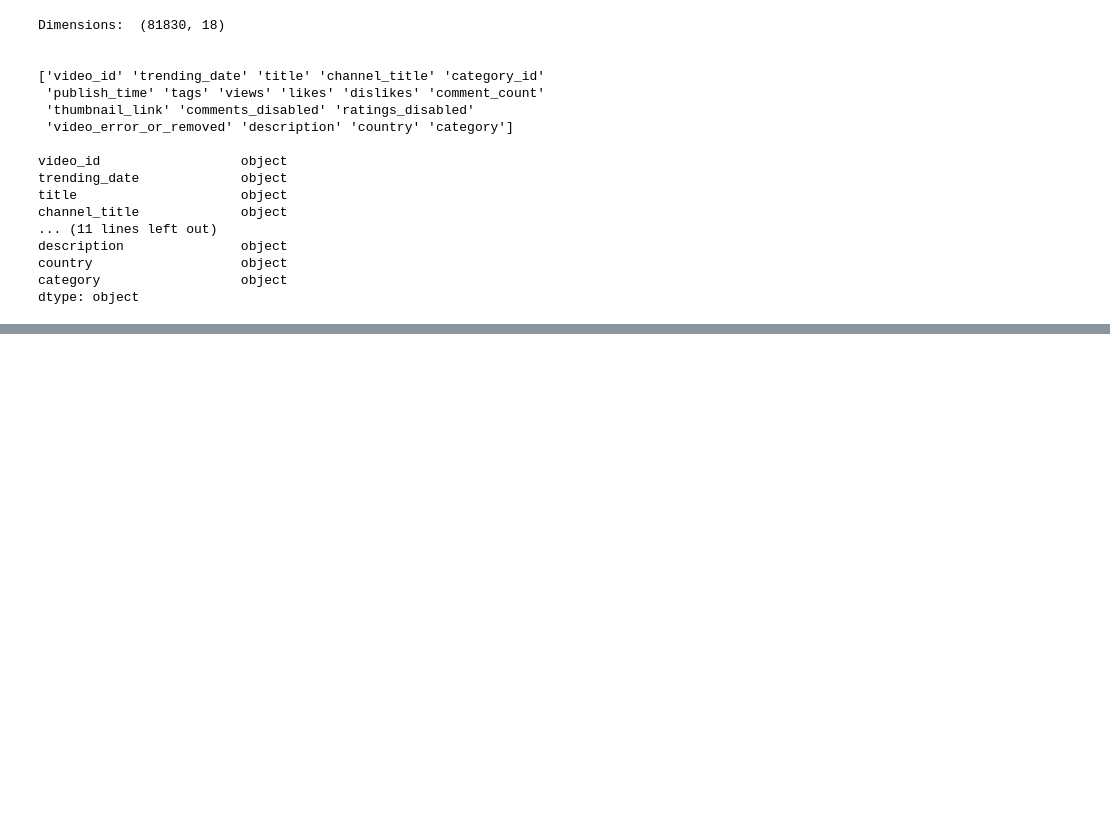
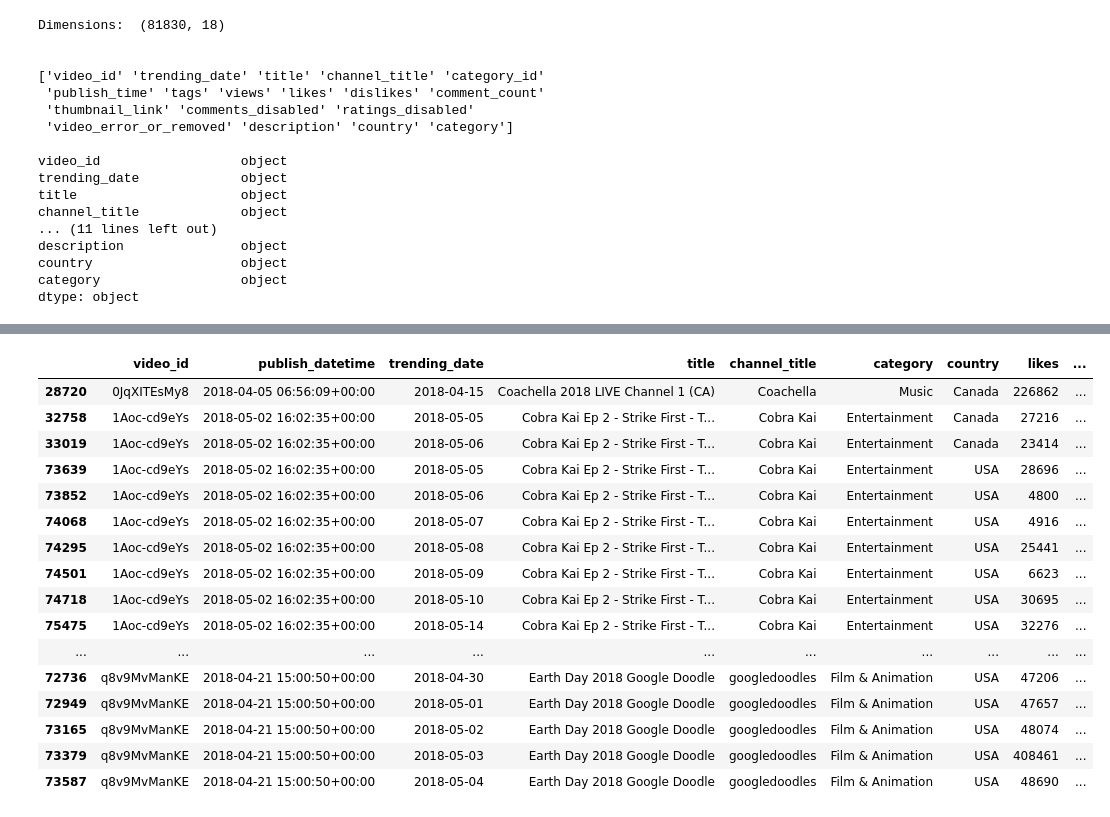
Before and after one commit to Thampi-hub/Springboard_RT, a Jupyter notebook: Capstone_2/2_DataWrangling/readData.ipynb, the cells around one changed output, grey strips where cells are left out. Cells and saved outputs as stored; diff of their text form; code cells hidden in the pictures; blank space fills up the shorter version.

```diff
--- a/Capstone_2/2_DataWrangling/readData.ipynb
+++ b/Capstone_2/2_DataWrangling/readData.ipynb
@@ -108 +99,29 @@ clData = allData[allData.index.isin(clean_idx)]
+# %%
+deleted_id = allData[allData.title=="Deleted video"]["video_id"].unique()
+# allData[allData.video_id.isin(deleted_id)]
+
+err_rem_id = allData[allData.video_error_or_removed]["video_id"].unique()
+# allData[allData.video_id.isin(err_rem_id)]
+
+uniq_err_id = ['KjSSU1trCug','0JqXITEsMy8','q8v9MvManKE','BEePFpC9qG8','1Aoc-cd9eYs','RK_B4Ez4_5Q']
+allData[allData.video_id.isin(uniq_err_id)].sort_values(["video_id","country","publish_datetime","trending_date"])
+# print(deleted_id, "\n\n", err_rem_id)
+# %% [output]
+|  | video_id | publish_datetime | trending_date | title | channel_title | category | country | likes | ... |
+| 28720 | 0JqXITEsMy8 | 2018-04-05 06:56:09+00:00 | 2018-04-15 | Coachella 2018 LIVE Channel 1 (CA) | Coachella | Music | Canada | 226862 | ... |
+| 32758 | 1Aoc-cd9eYs | 2018-05-02 16:02:35+00:00 | 2018-05-05 | Cobra Kai Ep 2 - Strike First - T... | Cobra Kai | Entertainment | Canada | 27216 | ... |
+| 33019 | 1Aoc-cd9eYs | 2018-05-02 16:02:35+00:00 | 2018-05-06 | Cobra Kai Ep 2 - Strike First - T... | Cobra Kai | Entertainment | Canada | 23414 | ... |
+| 73639 | 1Aoc-cd9eYs | 2018-05-02 16:02:35+00:00 | 2018-05-05 | Cobra Kai Ep 2 - Strike First - T... | Cobra Kai | Entertainment | USA | 28696 | ... |
+| 73852 | 1Aoc-cd9eYs | 2018-05-02 16:02:35+00:00 | 2018-05-06 | Cobra Kai Ep 2 - Strike First - T... | Cobra Kai | Entertainment | USA | 4800 | ... |
+| 74068 | 1Aoc-cd9eYs | 2018-05-02 16:02:35+00:00 | 2018-05-07 | Cobra Kai Ep 2 - Strike First - T... | Cobra Kai | Entertainment | USA | 4916 | ... |
+| 74295 | 1Aoc-cd9eYs | 2018-05-02 16:02:35+00:00 | 2018-05-08 | Cobra Kai Ep 2 - Strike First - T... | Cobra Kai | Entertainment | USA | 25441 | ... |
+| 74501 | 1Aoc-cd9eYs | 2018-05-02 16:02:35+00:00 | 2018-05-09 | Cobra Kai Ep 2 - Strike First - T... | Cobra Kai | Entertainment | USA | 6623 | ... |
+| 74718 | 1Aoc-cd9eYs | 2018-05-02 16:02:35+00:00 | 2018-05-10 | Cobra Kai Ep 2 - Strike First - T... | Cobra Kai | Entertainment | USA | 30695 | ... |
+| 75475 | 1Aoc-cd9eYs | 2018-05-02 16:02:35+00:00 | 2018-05-14 | Cobra Kai Ep 2 - Strike First - T... | Cobra Kai | Entertainment | USA | 32276 | ... |
+| ... | ... | ... | ... | ... | ... | ... | ... | ... | ... |
+| 72736 | q8v9MvManKE | 2018-04-21 15:00:50+00:00 | 2018-04-30 | Earth Day 2018 Google Doodle | googledoodles | Film & Animation | USA | 47206 | ... |
+| 72949 | q8v9MvManKE | 2018-04-21 15:00:50+00:00 | 2018-05-01 | Earth Day 2018 Google Doodle | googledoodles | Film & Animation | USA | 47657 | ... |
+| 73165 | q8v9MvManKE | 2018-04-21 15:00:50+00:00 | 2018-05-02 | Earth Day 2018 Google Doodle | googledoodles | Film & Animation | USA | 48074 | ... |
+| 73379 | q8v9MvManKE | 2018-04-21 15:00:50+00:00 | 2018-05-03 | Earth Day 2018 Google Doodle | googledoodles | Film & Animation | USA | 408461 | ... |
+| 73587 | q8v9MvManKE | 2018-04-21 15:00:50+00:00 | 2018-05-04 | Earth Day 2018 Google Doodle | googledoodles | Film & Animation | USA | 48690 | ... |
 # %%
```
Also changed, not shown: parts of 4 cells of this notebook.
